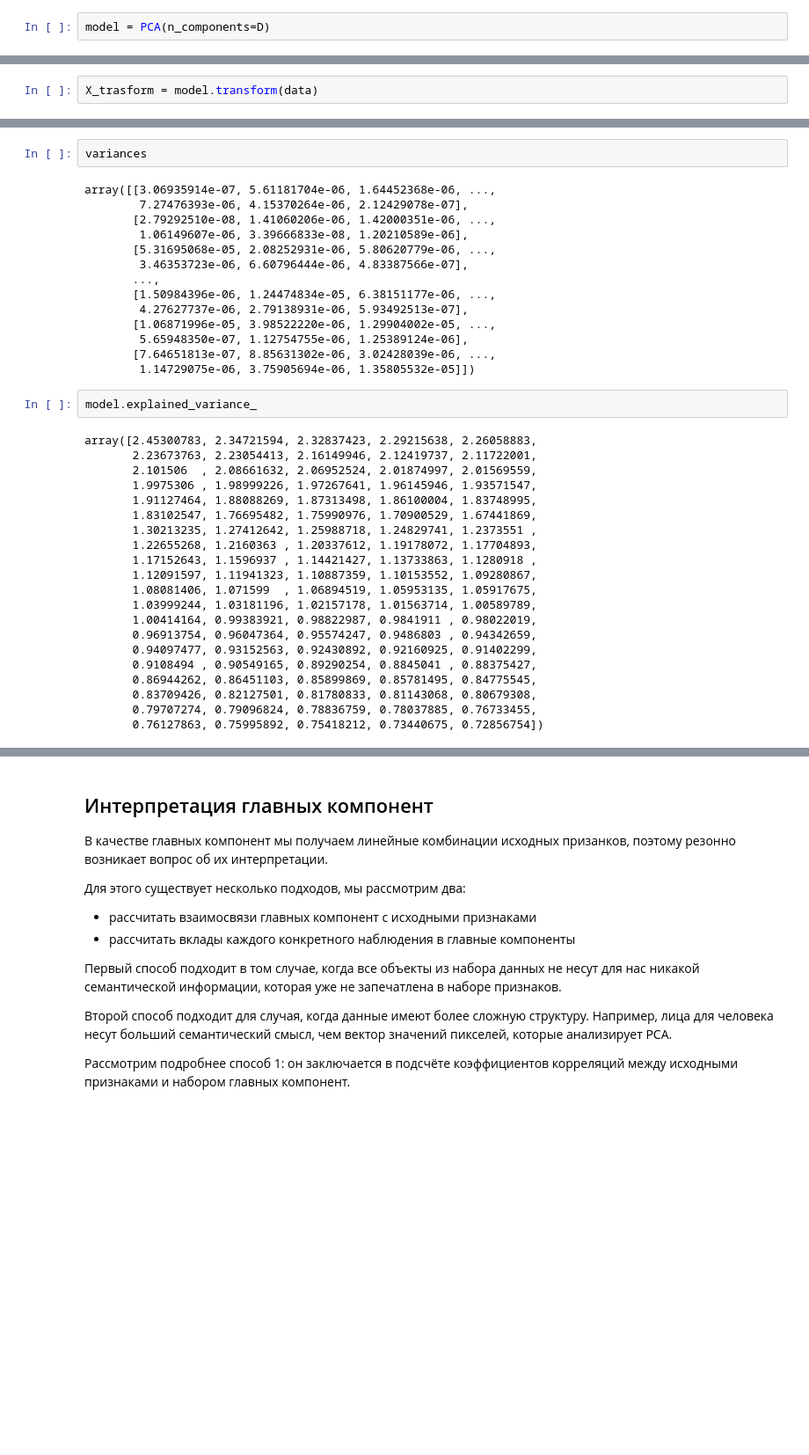
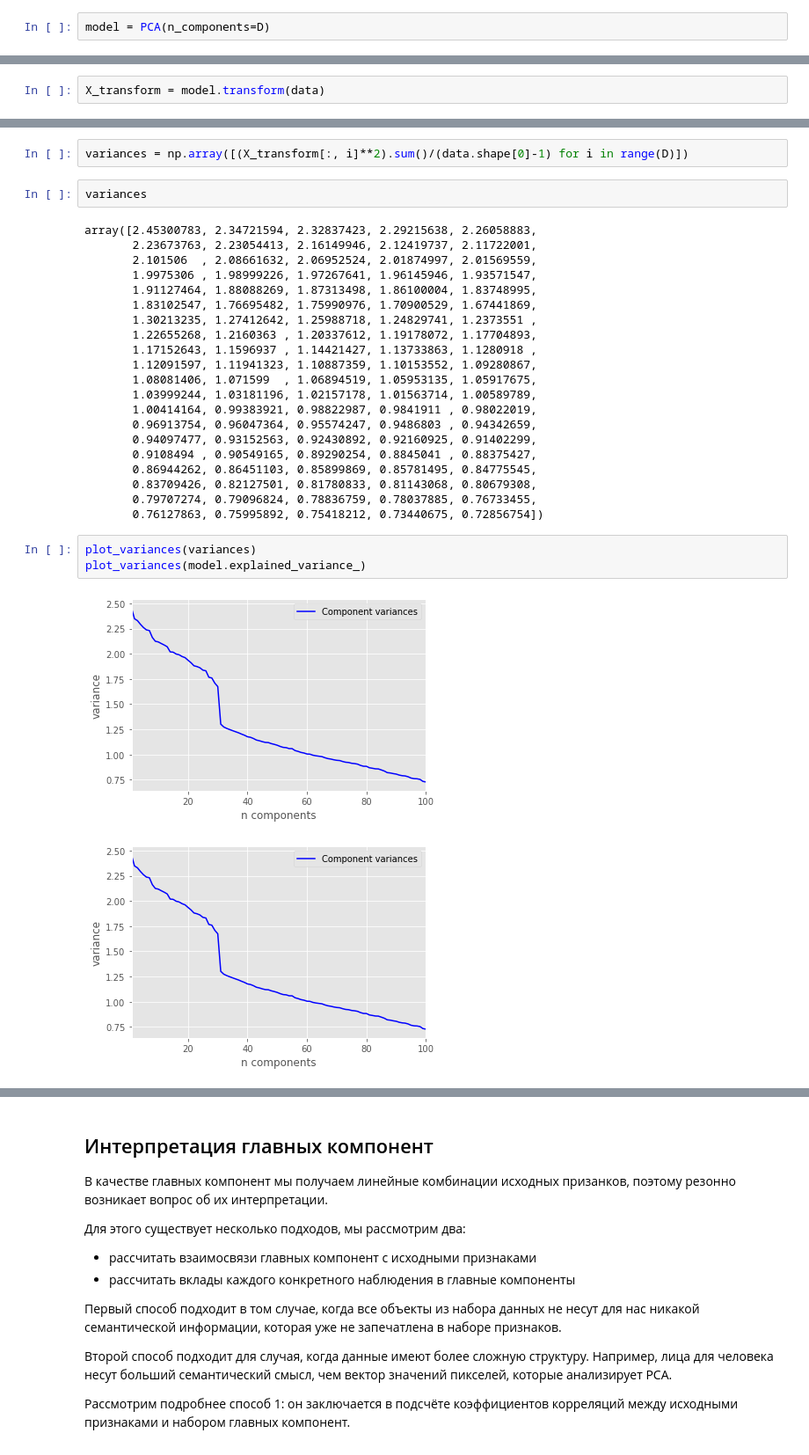
Before and after one commit to Alisa-Shabalina/yandex_ml_specialization, a Jupyter notebook: course_3/week_2/PCA.ipynb, the cells around one changed output, grey strips where cells are left out. Shown: that part at 88% size. Cells and saved outputs as stored; diff of their text form; blank space fills up the shorter version.

```diff
--- a/course_3/week_2/PCA.ipynb
+++ b/course_3/week_2/PCA.ipynb
@@ -322,2 +323,2 @@ PCA(n_components=100)
 # %%
-X_trasform = model.transform(data)
+X_transform = model.transform(data)
@@ -342,40 +341,32 @@ variances = (X_trasform[] ** 2) / (X_trasform.size - 1)
+# %%
+variances = np.array([(X_transform[:, i]**2).sum()/(data.shape[0]-1) for i in range(D)])
 # %%
 variances
 # %% [output]
-array([[3.06935914e-07, 5.61181704e-06, 1.64452368e-06, ...,
-        7.27476393e-06, 4.15370264e-06, 2.12429078e-07],
-       [2.79292510e-08, 1.41060206e-06, 1.42000351e-06, ...,
-        1.06149607e-06, 3.39666833e-08, 1.20210589e-06],
-       [5.31695068e-05, 2.08252931e-06, 5.80620779e-06, ...,
-        3.46353723e-06, 6.60796444e-06, 4.83387566e-07],
-       ...,
-       [1.50984396e-06, 1.24474834e-05, 6.38151177e-06, ...,
-        4.27627737e-06, 2.79138931e-06, 5.93492513e-07],
-       [1.06871996e-05, 3.98522220e-06, 1.29904002e-05, ...,
-        5.65948350e-07, 1.12754755e-06, 1.25389124e-06],
-       [7.64651813e-07, 8.85631302e-06, 3.02428039e-06, ...,
-        1.14729075e-06, 3.75905694e-06, 1.35805532e-05]])
+array([2.45300783, 2.34721594, 2.32837423, 2.29215638, 2.26058883,
+       2.23673763, 2.23054413, 2.16149946, 2.12419737, 2.11722001,
+       2.101506  , 2.08661632, 2.06952524, 2.01874997, 2.01569559,
+       1.9975306 , 1.98999226, 1.97267641, 1.96145946, 1.93571547,
+       1.91127464, 1.88088269, 1.87313498, 1.86100004, 1.83748995,
+       1.83102547, 1.76695482, 1.75990976, 1.70900529, 1.67441869,
+       1.30213235, 1.27412642, 1.25988718, 1.24829741, 1.2373551 ,
+       1.22655268, 1.2160363 , 1.20337612, 1.19178072, 1.17704893,
+       1.17152643, 1.1596937 , 1.14421427, 1.13733863, 1.1280918 ,
+       1.12091597, 1.11941323, 1.10887359, 1.10153552, 1.09280867,
+       1.08081406, 1.071599  , 1.06894519, 1.05953135, 1.05917675,
+       1.03999244, 1.03181196, 1.02157178, 1.01563714, 1.00589789,
+       1.00414164, 0.99383921, 0.98822987, 0.9841911 , 0.98022019,
+       0.96913754, 0.96047364, 0.95574247, 0.9486803 , 0.94342659,
+       0.94097477, 0.93152563, 0.92430892, 0.92160925, 0.91402299,
+       0.9108494 , 0.90549165, 0.89290254, 0.8845041 , 0.88375427,
+       0.86944262, 0.86451103, 0.85899869, 0.85781495, 0.84775545,
+       0.83709426, 0.82127501, 0.81780833, 0.81143068, 0.80679308,
+       0.79707274, 0.79096824, 0.78836759, 0.78037885, 0.76733455,
+       0.76127863, 0.75995892, 0.75418212, 0.73440675, 0.72856754])
-# %%
-model.explained_variance_
-# %% [output]
-array([2.45300783, 2.34721594, 2.32837423, 2.29215638, 2.26058883,
-       2.23673763, 2.23054413, 2.16149946, 2.12419737, 2.11722001,
-       2.101506  , 2.08661632, 2.06952524, 2.01874997, 2.01569559,
-       1.9975306 , 1.98999226, 1.97267641, 1.96145946, 1.93571547,
-       1.91127464, 1.88088269, 1.87313498, 1.86100004, 1.83748995,
-       1.83102547, 1.76695482, 1.75990976, 1.70900529, 1.67441869,
-       1.30213235, 1.27412642, 1.25988718, 1.24829741, 1.2373551 ,
-       1.22655268, 1.2160363 , 1.20337612, 1.19178072, 1.17704893,
-       1.17152643, 1.1596937 , 1.14421427, 1.13733863, 1.1280918 ,
-       1.12091597, 1.11941323, 1.10887359, 1.10153552, 1.09280867,
-       1.08081406, 1.071599  , 1.06894519, 1.05953135, 1.05917675,
-       1.03999244, 1.03181196, 1.02157178, 1.01563714, 1.00589789,
-       1.00414164, 0.99383921, 0.98822987, 0.9841911 , 0.98022019,
-       0.96913754, 0.96047364, 0.95574247, 0.9486803 , 0.94342659,
-       0.94097477, 0.93152563, 0.92430892, 0.92160925, 0.91402299,
-       0.9108494 , 0.90549165, 0.89290254, 0.8845041 , 0.88375427,
-       0.86944262, 0.86451103, 0.85899869, 0.85781495, 0.84775545,
-       0.83709426, 0.82127501, 0.81780833, 0.81143068, 0.80679308,
-       0.79707274, 0.79096824, 0.78836759, 0.78037885, 0.76733455,
-       0.76127863, 0.75995892, 0.75418212, 0.73440675, 0.72856754])
+# %%
+plot_variances(variances)
+plot_variances(model.explained_variance_)
+# %% [output]
+[figure, added]
+[figure, added]
 # %%
```
Also changed, not shown: parts of 43 cells of this notebook, 6 other files.
